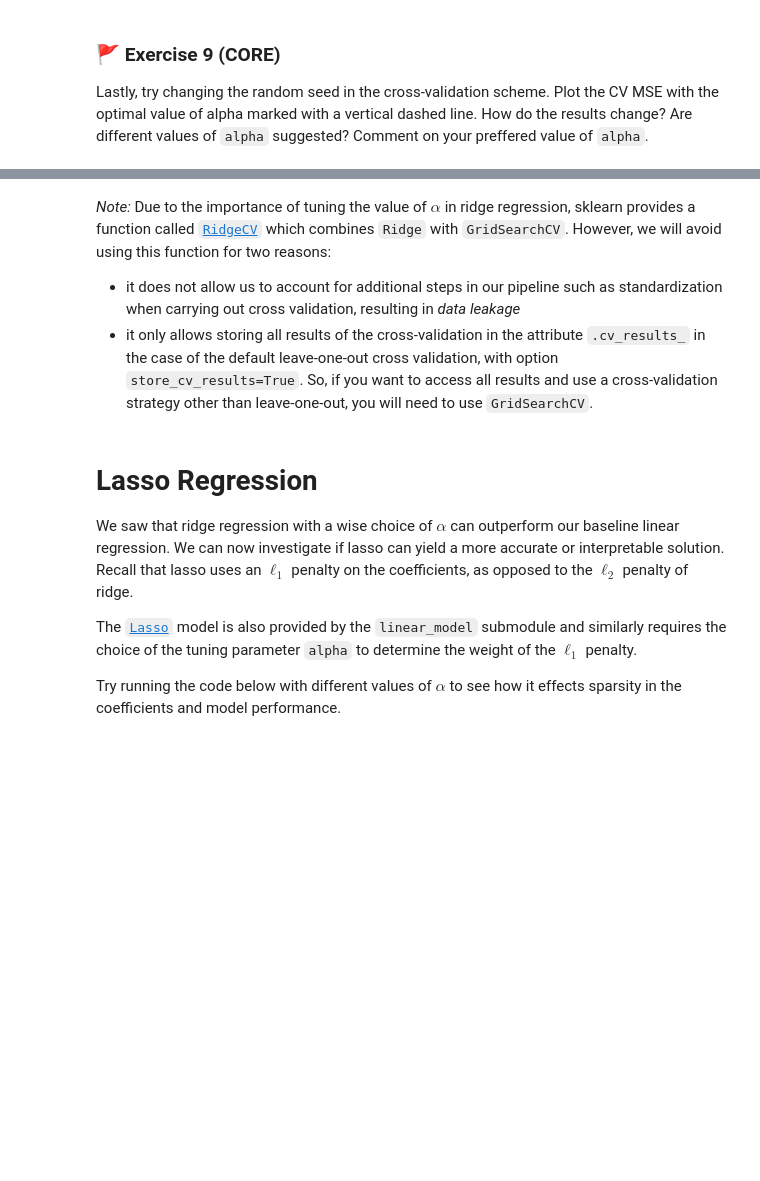
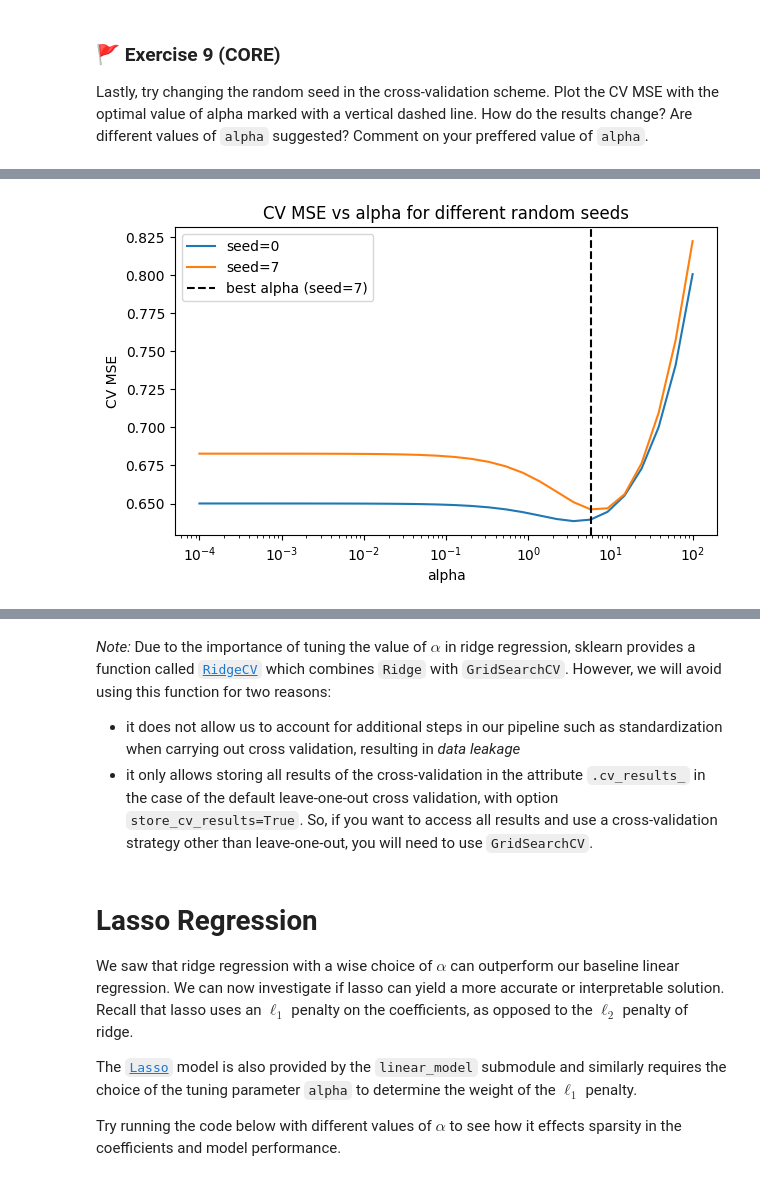
Before and after one commit to zici021129/MLP_2026_week05, a Jupyter notebook: mlp_week05.ipynb, the cells around one changed output, grey strips where cells are left out. Cells and saved outputs as stored; diff of their text form; code cells hidden in the pictures; blank space fills up the shorter version.

```diff
--- a/mlp_week05.ipynb
+++ b/mlp_week05.ipynb
@@ -628,7 +636,91 @@ _Type your answer here_
 
 Lastly, try changing the random seed in the cross-validation scheme. Plot the CV MSE with the optimal value of alpha marked with a vertical dashed line. How do the results change? Are different values of `alpha` suggested? Comment on your preffered value of `alpha`.
 # %%
-# CV strategy
-cv = KFold(5, shuffle=True, random_state=0)
+import numpy as np
+import pandas as pd
+import matplotlib.pyplot as plt
 
-# Code for your answer here!
+from sklearn.pipeline import Pipeline
+from sklearn.preprocessing import StandardScaler
+from sklearn.linear_model import Ridge
+from sklearn.model_selection import KFold, cross_validate
+
+# 1) Auto-detect feature/target variables
+
+X_candidates = ['X', 'x', 'X_train', 'x_train', 'features']
+y_candidates = ['y', 'Y', 'y_train', 'target', 'labels']
+
+X_used, y_used = None, None
+
+for name in X_candidates:
+    if name in globals():
+        X_used = globals()[name]
+        break
+
+for name in y_candidates:
+    if name in globals():
+        y_used = globals()[name]
+        break
+
+if X_used is None or y_used is None:
+    raise NameError(
+        "I cannot find target variables in the notebook.\n"
+        "Please check what names you used earlier (e.g., x, y or X_train, y_train)."
+    )
+
+print("Using X variable:", [k for k in X_candidates if k in globals()][0])
+print("Using y variable:", [k for k in y_candidates if k in globals()][0])
+
+
+# 2) Alpha grid
+alphas = np.logspace(-4, 2, 30)
+
+# 3) Function
+
+def compute_cv_mse(random_state_value):
+    cv = KFold(5, shuffle=True, random_state=random_state_value)
+    results = []
+
+    for alpha in alphas:
+        pipe = Pipeline([
+            ('scaler', StandardScaler()),
+            ('ridge', Ridge(alpha=alpha))
+        ])
+
+        cv_out = cross_validate(
+            pipe,
+            X_used, y_used,
+            cv=cv,
+            scoring='neg_mean_squared_error',
+            return_train_score=False
+        )
+
+        row = {'alpha': alpha}
+        for i in range(5):
+            row[f'split{i}_test_score'] = -cv_out['test_score'][i]
+
+        row['mean_test_score'] = np.mean(-cv_out['test_score'])
+        results.append(row)
+
+    return pd.DataFrame(results)
+
+
+# 4) Compute CV results for two different seeds
+
+cv_mse_seed0 = compute_cv_mse(random_state_value=0)
+cv_mse_seed7 = compute_cv_mse(random_state_value=7)
+
+best_alpha_seed7 = cv_mse_seed7.loc[cv_mse_seed7['mean_test_score'].idxmin(), 'alpha']
+print("Best alpha (seed=7):", best_alpha_seed7)
+
+plt.figure(figsize=(7,4))
+plt.plot(cv_mse_seed0['alpha'], cv_mse_seed0['mean_test_score'], label='seed=0')
+plt.plot(cv_mse_seed7['alpha'], cv_mse_seed7['mean_test_score'], label='seed=7')
+plt.axvline(best_alpha_seed7, linestyle='--', color='black', label='best alpha (seed=7)')
+plt.xscale('log')
+plt.xlabel("alpha")
+plt.ylabel("CV MSE")
+plt.title("CV MSE vs alpha for different random seeds")
+plt.legend()
+plt.show()
+# %% [output]
@@ -635 +730,2 @@ cv = KFold(5, shuffle=True, random_state=0)
+[figure, added]
 # %% [markdown]
```
Also changed, not shown: parts of 18 cells of this notebook.
